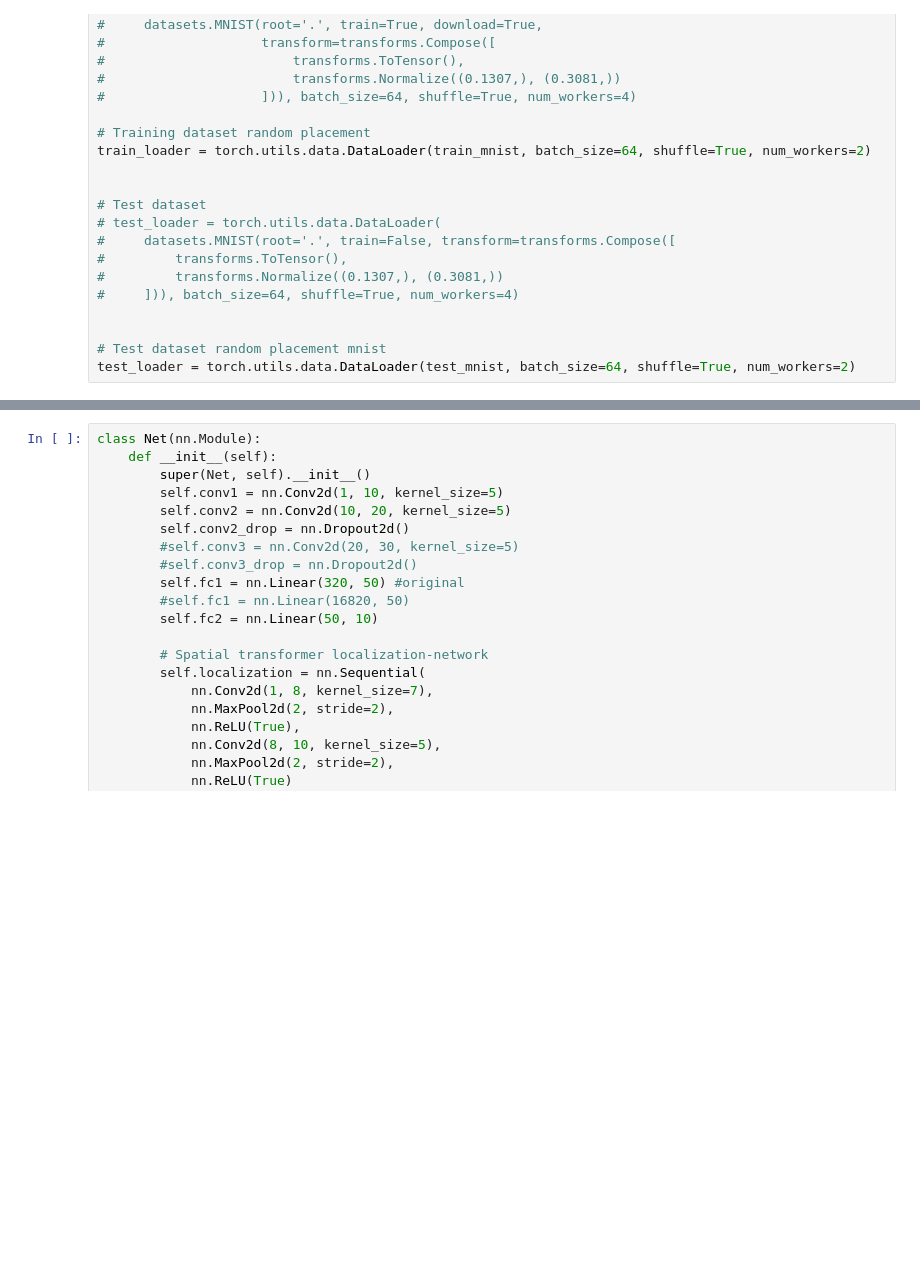
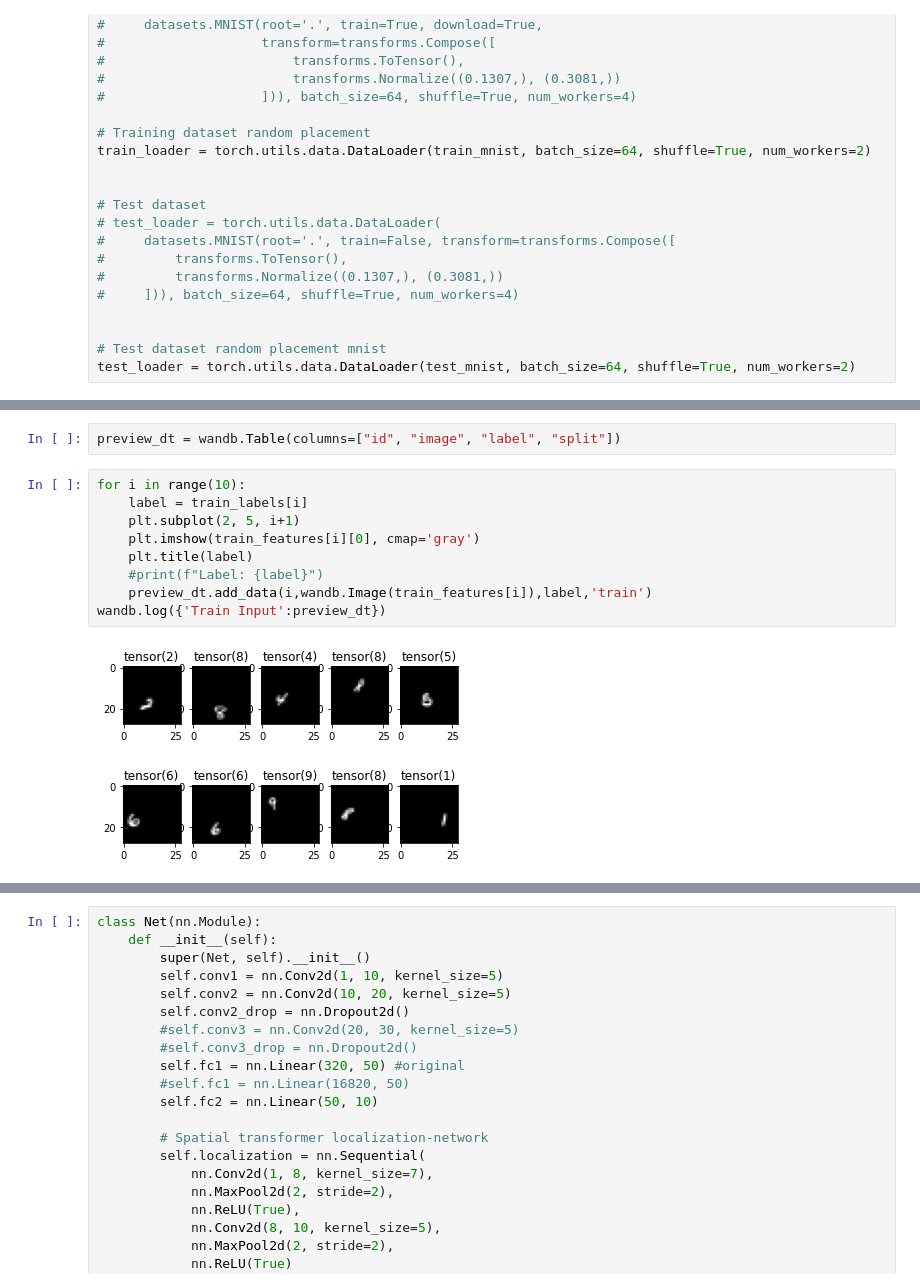
Before and after one commit to georgezefko/Bayesian_Deep_Learning, a Jupyter notebook: notebooks/STN.ipynb, the cells around one changed output, grey strips where cells are left out. Cells and saved outputs as stored; diff of their text form; blank space fills up the shorter version.

```diff
--- a/notebooks/STN.ipynb
+++ b/notebooks/STN.ipynb
@@ -165,0 +169,13 @@ Label: 7
+# %%
+preview_dt = wandb.Table(columns=["id", "image", "label", "split"])
+# %%
+for i in range(10):
+    label = train_labels[i]
+    plt.subplot(2, 5, i+1)
+    plt.imshow(train_features[i][0], cmap='gray')
+    plt.title(label)
+    #print(f"Label: {label}")
+    preview_dt.add_data(i,wandb.Image(train_features[i]),label,'train')
+wandb.log({'Train Input':preview_dt})
+# %% [output]
+[figure, added]
```
Also changed, not shown: parts of 12 cells of this notebook, 1 other file.
